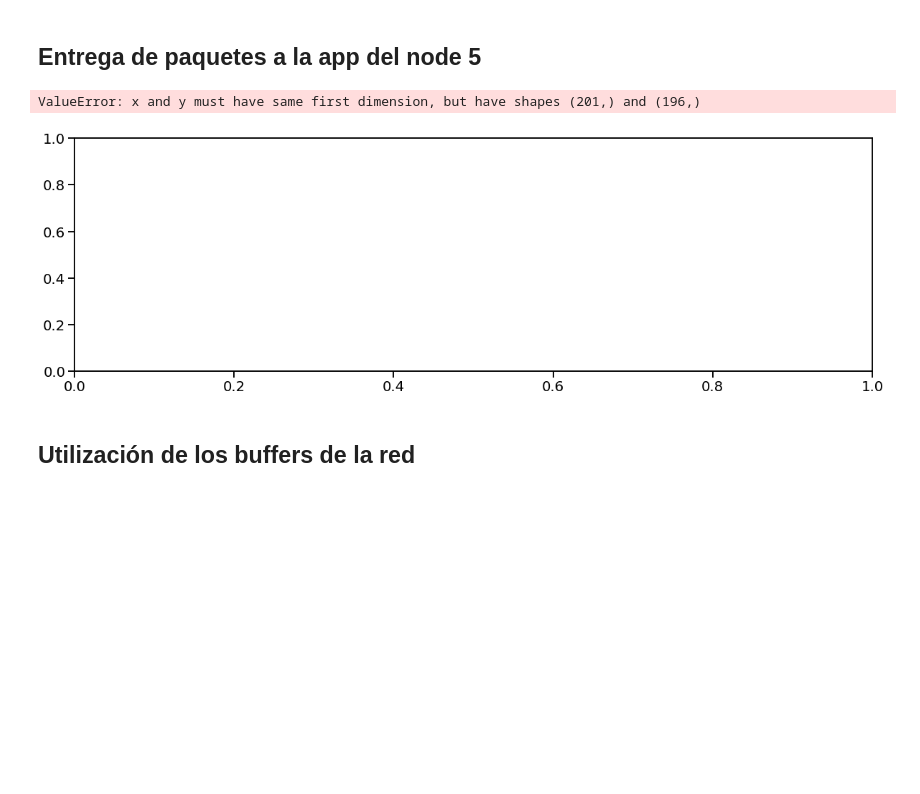
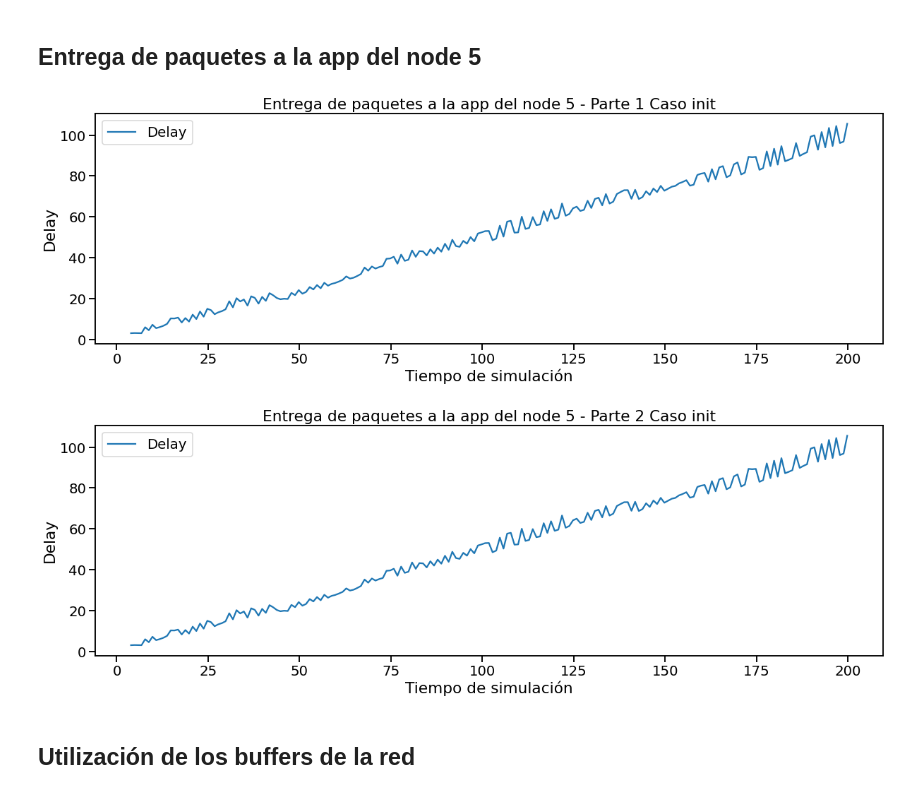
Before and after one commit to Kidmand/Redes-LAB-4, a Jupyter notebook: Graficas, consigna, informe/Notebook-results.ipynb, the cells around one changed output. Cells and saved outputs as stored; diff of their text form; code cells hidden in the pictures; blank space fills up the shorter version.

Commit message:
feat: graficos hopcount y delay

```diff
--- a/Graficas, consigna, informe/Notebook-results.ipynb
+++ b/Graficas, consigna, informe/Notebook-results.ipynb
@@ -89,0 +100,33 @@ Nombres de archivos:  Parte 2 Caso init
+# %%
+for p in range(2):
+    parte = data[p]
+    for c in range(len(parte)):
+        caso = parte[c]
+
+        # Extraemos los valores del vector de cada nodo en un array y lo guardamos en un array
+        hopCount_time = caso.loc[(caso['module'] == 'Network.node[5].net') & (caso['name'] == 'hopCount'), 'vectime'].tolist()
+        hopCount_value = caso.loc[(caso['module'] == 'Network.node[5].net') & (caso['name'] == 'hopCount'), 'vecvalue'].tolist()
+
+        # convertimos los valores (ahora strings separados por comas) a listas para poder graficarlos
+        hopCount_time = list(map(float,hopCount_time[0].split()))
+        hopCount_value = list(map(float,hopCount_value[0].split()))
+
+        # # Graficamos el gráfico de líneas
+        # plt.figure(figsize=(20, 6))
+        # plt.plot(hopCount_time, hopCount_value, color='tab:orange', label='Hop Count')
+        # plt.title(f'Cantidad de saltos utilizados por cada paquete - {file_names[p][c]}')
+        # plt.xlabel('Tiempo de simulación')
+        # plt.ylabel('Hop Count')
+        # plt.legend()
+        # plt.show()
+
+        # Graficamos el gráfico de barras
+        plt.figure(figsize=(20, 6))
+        plt.bar(hopCount_time, hopCount_value, color='tab:orange')#, label='Hop Count')
+        plt.title(f'Cantidad de saltos utilizados por cada paquete - {file_names[p][c]}')
+        plt.xlabel('Tiempo de simulación')
+        plt.ylabel('Hop Count')
+        # plt.xticks(hopCount_time)
+        # plt.yticks(hopCount_value)
+        # plt.legend()
+        plt.show()
@@ -92,28 +138,28 @@ Nombres de archivos:  Parte 2 Caso init
 # %%
 for p in range(2):
     parte = data[p]
     for c in range(len(parte)):
         caso = parte[c]
 
         # Extraemos los valores del vector de cada nodo en un array y lo guardamos en un array
-        sim_time = caso.loc[(caso['type'] == 'config') & (caso['attrname'] == 'sim-time-limit'), 'attrvalue'].tolist()
-        delayToNode5 = caso.loc[(caso['module'] == 'Network.node[5].app') & (caso['name'] == 'Delay'), 'vecvalue'].tolist()
+        delayToNode5_time = caso.loc[(caso['module'] == 'Network.node[5].app') & (caso['name'] == 'Delay'), 'vectime'].tolist()
+        delayToNode5_value = caso.loc[(caso['module'] == 'Network.node[5].app') & (caso['name'] == 'Delay'), 'vecvalue'].tolist()
 
         # convertimos los valores (ahora strings separados por comas) a listas para poder graficarlos
-        sim_time = [i for i in range(int(sim_time[0].replace('s', '')) + 1)]
-        delayToNode5 = list(map(float,delayToNode5[0].split()))
+        delayToNode5_time = list(map(float,delayToNode5_time[0].split()))
+        delayToNode5_value = list(map(float,delayToNode5_value[0].split()))
 
         # Graficamos el gráfico de líneas
         plt.figure(figsize=(20, 6))
-        plt.plot(sim_time, delayToNode5, color='tab:blue', label='Delay')
-        plt.title(f'Utilización de los buffers de la red - {file_names[p][c]}')
+        plt.plot(delayToNode5_time, delayToNode5_value, color='tab:blue', label='Delay')
+        plt.title(f'Entrega de paquetes a la app del node 5 - {file_names[p][c]}')
         plt.xlabel('Tiempo de simulación')
         plt.ylabel('Delay')
         plt.legend()
         plt.show()
 # %% [output]
-ValueError: x and y must have same first dimension, but have shapes (201,) and (196,)
-[figure, old version]
+[figure, new version]
+[figure, added]
 # %% [markdown]
 ## Utilización de los buffers de la red
 # %%
```
Also changed, not shown: parts of 4 cells of this notebook, 3 other files.
